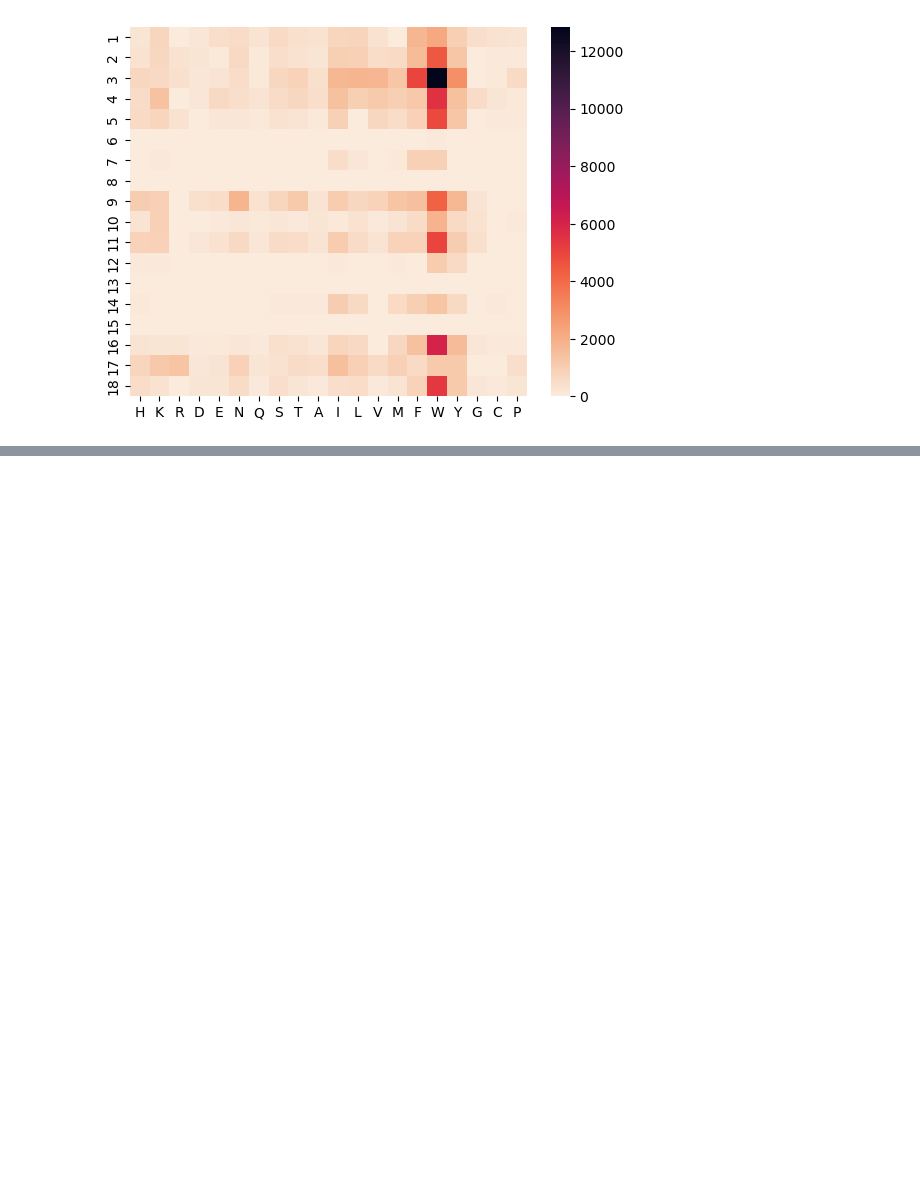
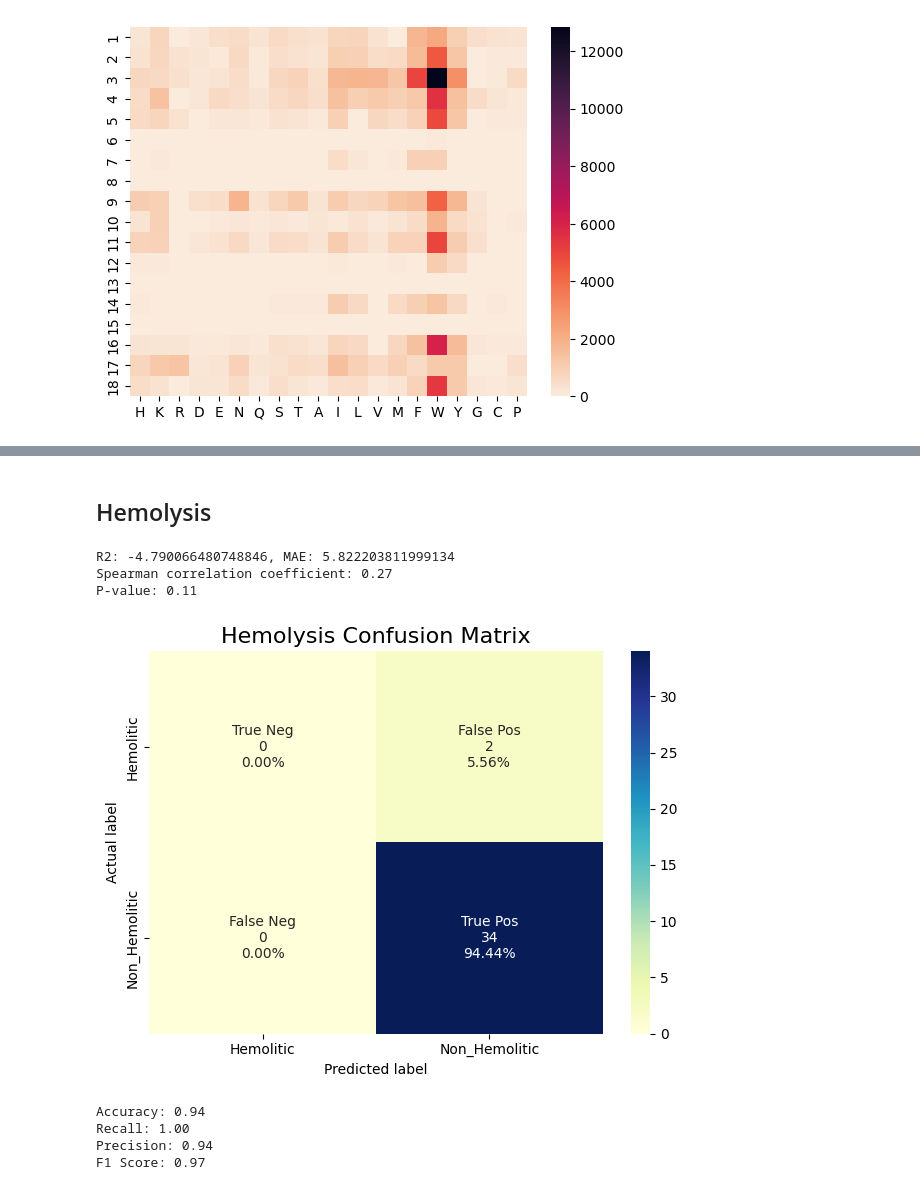
Before and after one commit to ziul-bio/DMS_ML_AMP, a Jupyter notebook: 07_AMP_predictions.ipynb, the cells around one changed output, grey strips where cells are left out. Cells and saved outputs as stored; diff of their text form; code cells hidden in the pictures; blank space fills up the shorter version.

```diff
--- a/07_AMP_predictions.ipynb
+++ b/07_AMP_predictions.ipynb
@@ -827,0 +871,4 @@ sns.heatmap(mtx.T, cmap="rocket_r")
+# %%
+preds = predictions[predictions.Sequence.isin(data.Sequence)]
+data = data.merge(preds, how='inner', left_on='ID', right_on='ID')
+data
@@ -827,0 +893,64 @@ sns.heatmap(mtx.T, cmap="rocket_r")
+# %% [markdown]
+## Hemolysis
+# %%
+# Model evaluation on test data
+hemo_true = data['%hemo']
+hemo_pred = data['hemolysis_pred']
+
+r2 = metrics.r2_score(hemo_true, hemo_pred)
+mae = metrics.mean_absolute_error(hemo_true, hemo_pred)
+print(f'R2: {r2}, MAE: {mae}')
+
+from scipy.stats import spearmanr
+
+# Calculate the Spearman correlation coefficient between x and y
+corr, pval = spearmanr(hemo_true, hemo_pred)
+
+# Print the correlation coefficient and p-value
+print(f"Spearman correlation coefficient: {corr:.2f}")
+print(f"P-value: {pval:.2f}")
+# %% [output]
+R2: -4.790066480748846, MAE: 5.822203811999134
+Spearman correlation coefficient: 0.27
+P-value: 0.11
+# %%
+#confusion_matrix,
+true = [1 if x <=5 else 0 for x in hemo_true]
+pred = [1 if x<=5 else 0 for x in hemo_pred]
+
+conf_m = metrics.confusion_matrix(true, pred)
+
+group_names = ['True Neg','False Pos','False Neg','True Pos']
+
+group_counts = ["{0:0.0f}".format(value) for value in conf_m.flatten()]
+
+group_percentages = ["{0:.2%}".format(value) for value in conf_m.flatten()/np.sum(conf_m)]
+
+labels = [f"{v1}\n{v2}\n{v3}" for v1, v2, v3 in zip(group_names,group_counts,group_percentages)]
+
+labels = np.asarray(labels).reshape(2,2)
+
+
+labelsx = ['Hemolitic', 'Non_Hemolitic']
+sns.heatmap(conf_m, annot=labels, fmt='', cmap="YlGnBu", yticklabels=labelsx, xticklabels=labelsx)
+plt.title('Hemolysis Confusion Matrix', fontsize=16)
+plt.ylabel('Actual label')
+plt.xlabel('Predicted label')
+plt.tight_layout()
+# %% [output]
+[figure, added]
+# %%
+accuracy = metrics.accuracy_score(true, pred)
+recall = metrics.recall_score(true, pred)
+precision = metrics.precision_score(true, pred)
+f1_score = metrics.f1_score(true, pred)
+
+print(f'Accuracy: {accuracy:.2f}')
+print(f'Recall: {recall:.2f}')
+print(f'Precision: {precision:.2f}')
+print(f'F1 Score: {f1_score:.2f}')
+# %% [output]
+Accuracy: 0.94
+Recall: 1.00
+Precision: 0.94
+F1 Score: 0.97
```
Also changed, not shown: parts of 13 cells of this notebook, 8 other files.
